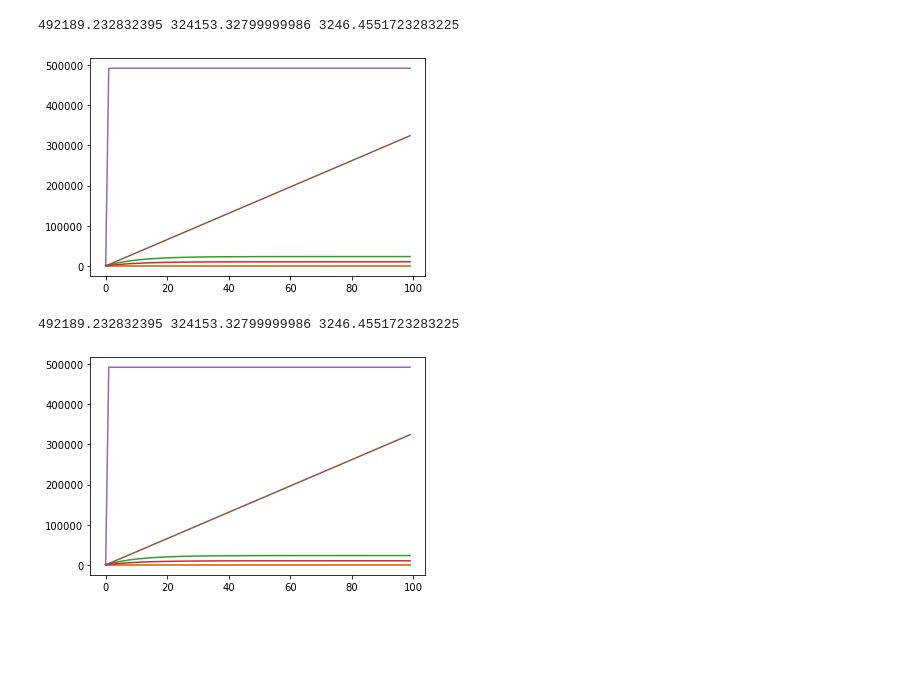
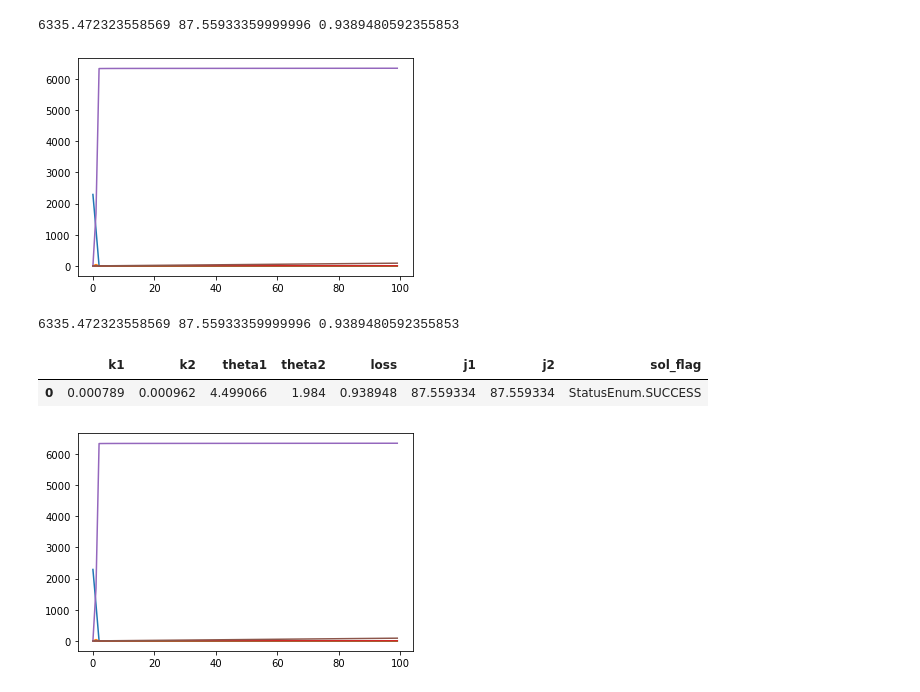
Before and after one commit to cjmerzbacher/bayesopt-dynamic-pathways, a Jupyter notebook: method_tuning/genetic_algorithm.ipynb, the cells around one changed output. Saved outputs shown, nothing was run; the diff lists cells and outputs as text; code cells hidden in the pictures; blank space fills up the shorter version.

```diff
--- a/method_tuning/genetic_algorithm.ipynb
+++ b/method_tuning/genetic_algorithm.ipynb
@@ -49,48 +49,56 @@ def repression(x, k, theta, n):
 def nonlinearity(x, kc, km):
     return (kc*x)/(km+x)
 # %%
+#Plot single solution
 vars = [2.00000000e+00, 7.88726164e-04, 9.62460508e-04, 4.49906622e+00, 1.98400034e+00]
 A, k1, k2, theta1, theta2 = vars
 
 t = np.linspace(0, 5E4, 100)
 y0 = np.array([2290., 0., 0., 0., 0., 0.])
 
 architecture = arch_converter(vars[0])
-param_values = [[2., k1, theta1], [2., k2, theta2]]
+param_values = [[2., theta1, k1], [2., theta2, k2]]
 
 extra_options = {'old_api': False, 'user_data': [architecture, param_values], 'rtol':1E-4}
 ode_solver = ode('cvode', toy_model, **extra_options)
 solution = ode_solver.solve(t, y0)
 j1, j2 = solution.values.y[-1, -2:]
 j1, j2, loss = loss_biological(j1, j2, alpha1=1E-5, alpha2=1E-2)
 plt.plot(solution.values.y)
 print(j1, j2, loss)
 # %% [output]
-492189.232832395 324153.32799999986 3246.4551723283225
+6335.472323558569 87.55933359999996 0.9389480592355853
-[figure, old version]
+[figure, new version]
 # %%
 def f(X):
     A, k1, k2, theta1, theta2 = X
     t = np.linspace(0, 5E4, 100)
     y0 = np.array([2290., 0., 0., 0., 0., 0.])
     architecture = arch_converter(A)
-    param_values = [[2., k1, theta1], [2., k2, theta2]]
+    param_values = [[2., theta1, k1], [2., theta2, k2]]
     extra_options = {'old_api': False, 'user_data': [architecture, param_values], 'rtol':1E-4}
     ode_solver = ode('cvode', toy_model, **extra_options)
     solution = ode_solver.solve(t, y0)
     j1, j2 = solution.values.y[-1, -2:]
     j1, j2, loss = loss_biological(j1, j2, alpha1=1E-5, alpha2=1E-2)
+    row = [k1, k2, theta1, theta2, loss, j2, j2, str(solution.flag)]
+    trace.loc[len(trace)] = row
     if (str(solution.flag) == 'StatusEnum.SUCCESS'): return solution
     else: return 1.E7
 
+columns = ['k1', 'k2', 'theta1', 'theta2', 'loss', 'j1', 'j2', 'sol_flag']
+trace = pd.DataFrame(columns=columns)
 solution = f(vars)
 j1, j2 = solution.values.y[-1, -2:]
 j1, j2, loss = loss_biological(j1, j2, alpha1=1E-5, alpha2=1E-2)
 plt.plot(solution.values.y)
 print(j1, j2, loss)
+trace
 # %% [output]
-492189.232832395 324153.32799999986 3246.4551723283225
+6335.472323558569 87.55933359999996 0.9389480592355853
+|  | k1 | k2 | theta1 | theta2 | loss | j1 | j2 | sol_flag |
+| 0 | 0.000789 | 0.000962 | 4.499066 | 1.984 | 0.938948 | 87.559334 | 87.559334 | StatusEnum.SUCCESS |
-[figure, old version]
+[figure, new version]
 # %%
 def f(X):
     A, k1, k2, theta1, theta2 = X
```
Also changed, not shown: parts of 9 cells of this notebook, 56 other files.
